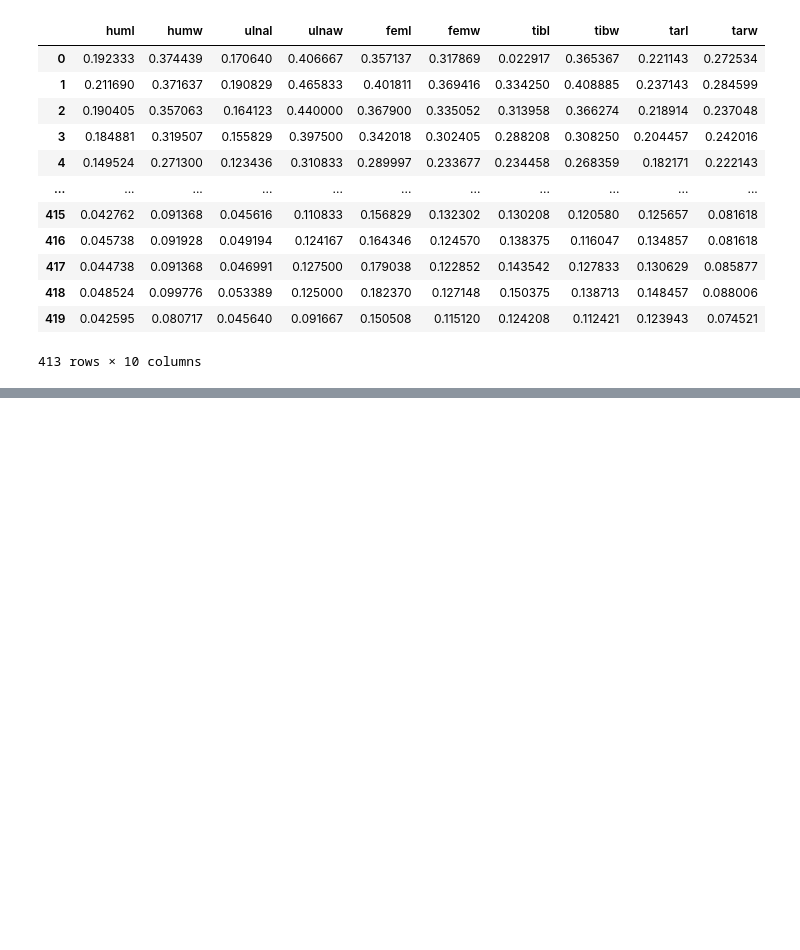
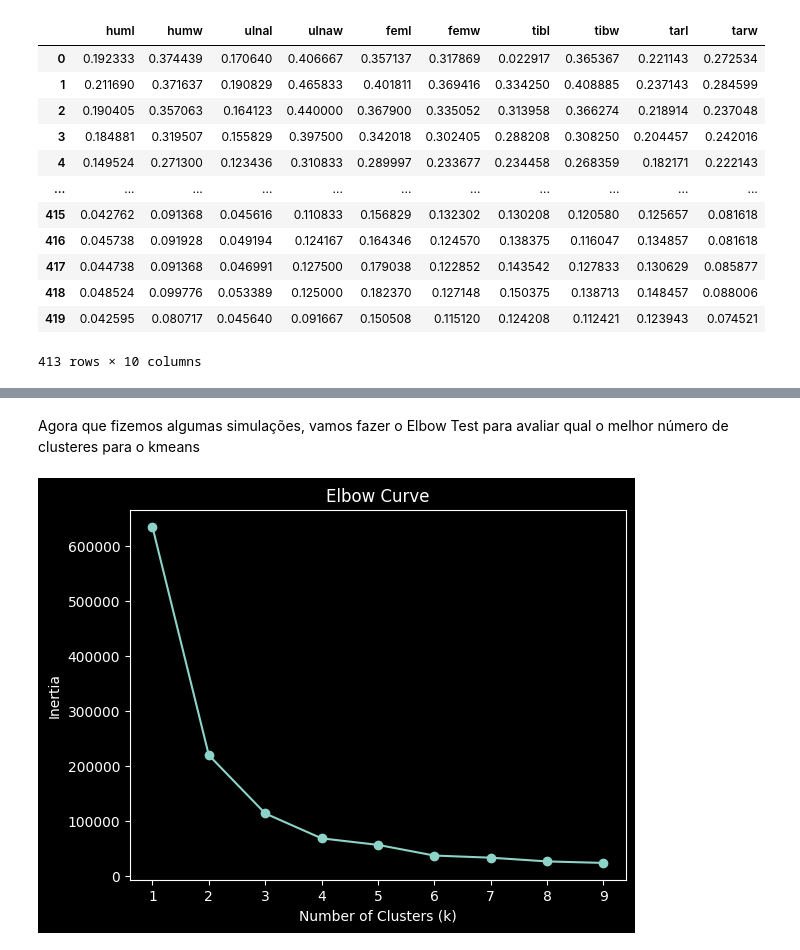
Before and after one commit to joaopcvieira/CMC-13, a Jupyter notebook: Lab2/main.ipynb, the cells around one changed output, grey strips where cells are left out. Drawn from its saved outputs; the diff is of its cells as text; code cells hidden in the pictures; blank space fills up the shorter version.

```diff
--- a/Lab2/main.ipynb
+++ b/Lab2/main.ipynb
@@ -89,0 +153,25 @@ df['Cluster_9'] = kmeans_9.fit_predict(dataset)
+# %% [markdown]
+Agora que fizemos algumas simulações, vamos fazer o Elbow Test para avaliar qual o melhor número de clusteres para o kmeans
+# %%
+import numpy as np
+
+# Define a range of k values
+k_values = range(1, 10)
+
+# Initialize an empty list to store the inertia values
+inertia_values = []
+
+# Perform KMeans clustering for each k value and calculate the inertia
+for k in k_values:
+    kmeans = KMeans(n_clusters=k, random_state=50)
+    kmeans.fit(df)
+    inertia_values.append(kmeans.inertia_)
+
+# Plot the elbow curve
+plt.plot(k_values, inertia_values, marker='o')
+plt.xlabel('Number of Clusters (k)')
+plt.ylabel('Inertia')
+plt.title('Elbow Curve')
+plt.show()
+# %% [output]
+[figure, added]
```
Also changed, not shown: parts of 15 cells of this notebook.
